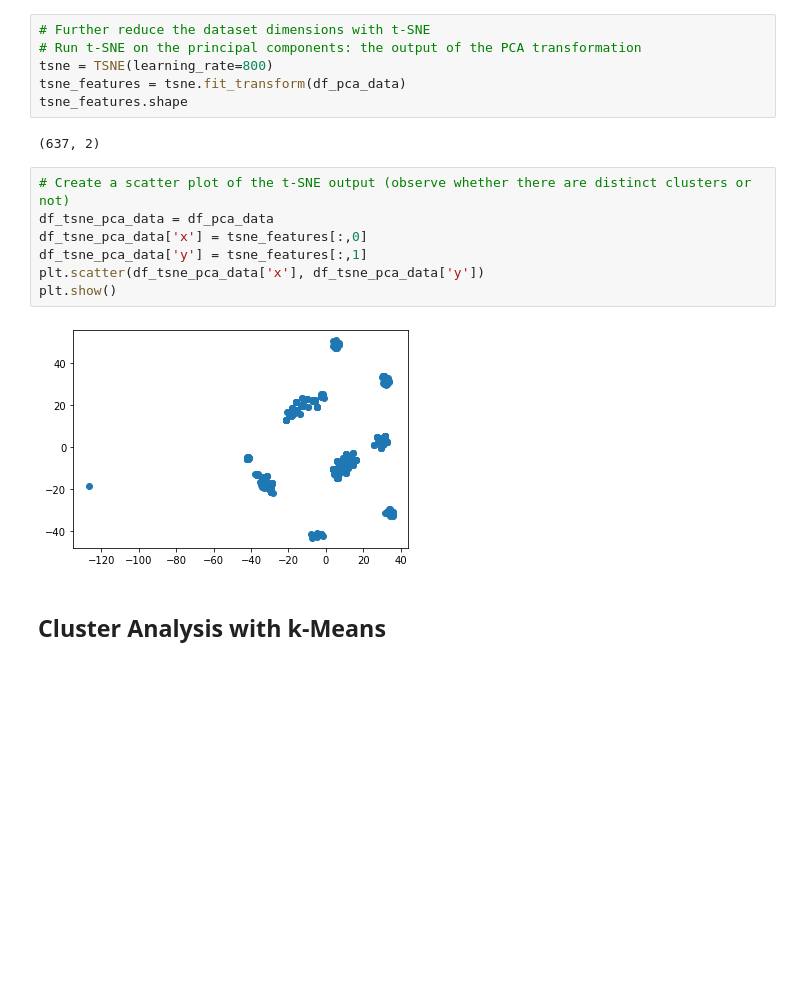
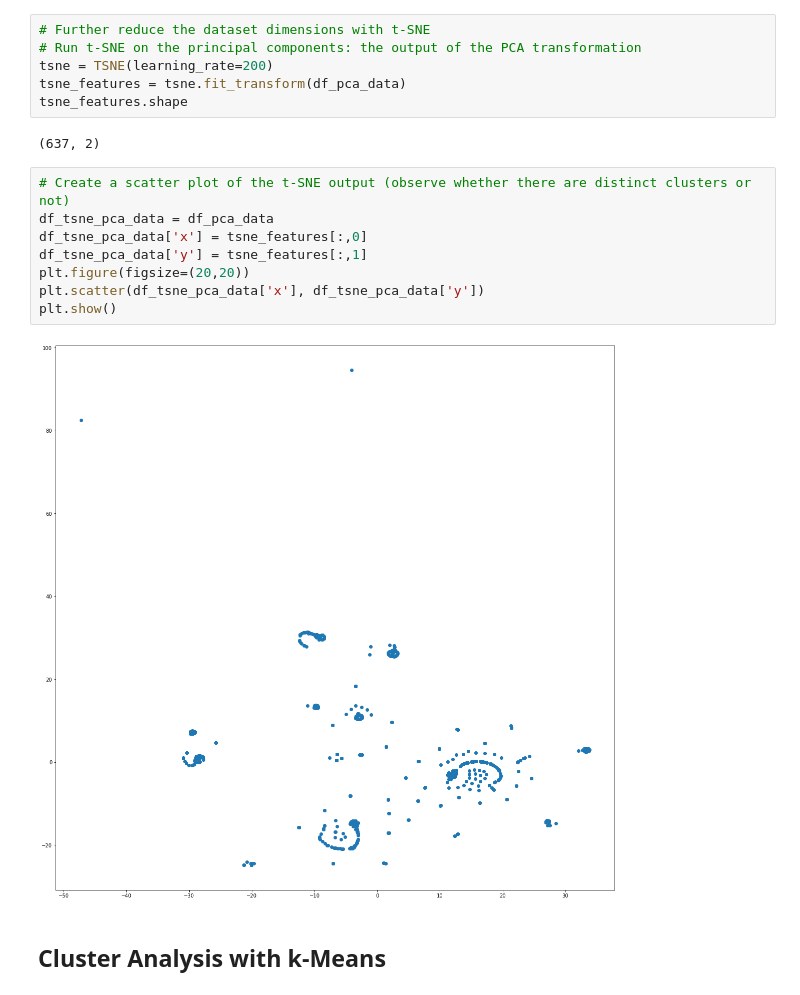
Before and after one commit to josephmarch/cryptocurrency_clusters_ml, a Jupyter notebook: cryptocurrency_clusters_ml.ipynb, the cells around one changed output. Saved outputs shown, nothing was run; the diff lists cells and outputs as text; blank space fills up the shorter version.

```diff
--- a/cryptocurrency_clusters_ml.ipynb
+++ b/cryptocurrency_clusters_ml.ipynb
@@ -164,7 +164,7 @@ The number of rows remained the same after performing dimensionality reduction w
 # %%
 # Further reduce the dataset dimensions with t-SNE
 # Run t-SNE on the principal components: the output of the PCA transformation
-tsne = TSNE(learning_rate=800)
+tsne = TSNE(learning_rate=200)
 tsne_features = tsne.fit_transform(df_pca_data)
 tsne_features.shape
 # %% [output]
@@ -172,12 +172,13 @@ tsne_features.shape
 # %%
 # Create a scatter plot of the t-SNE output (observe whether there are distinct clusters or not)
 df_tsne_pca_data = df_pca_data
 df_tsne_pca_data['x'] = tsne_features[:,0]
 df_tsne_pca_data['y'] = tsne_features[:,1]
+plt.figure(figsize=(20,20))
 plt.scatter(df_tsne_pca_data['x'], df_tsne_pca_data['y'])
 plt.show()
 # %% [output]
-[figure, old version]
+[figure, new version]
 # %% [markdown]
 ## Cluster Analysis with k-Means
 # %%
```
Also changed, not shown: parts of 3 cells of this notebook, 2 other files.
